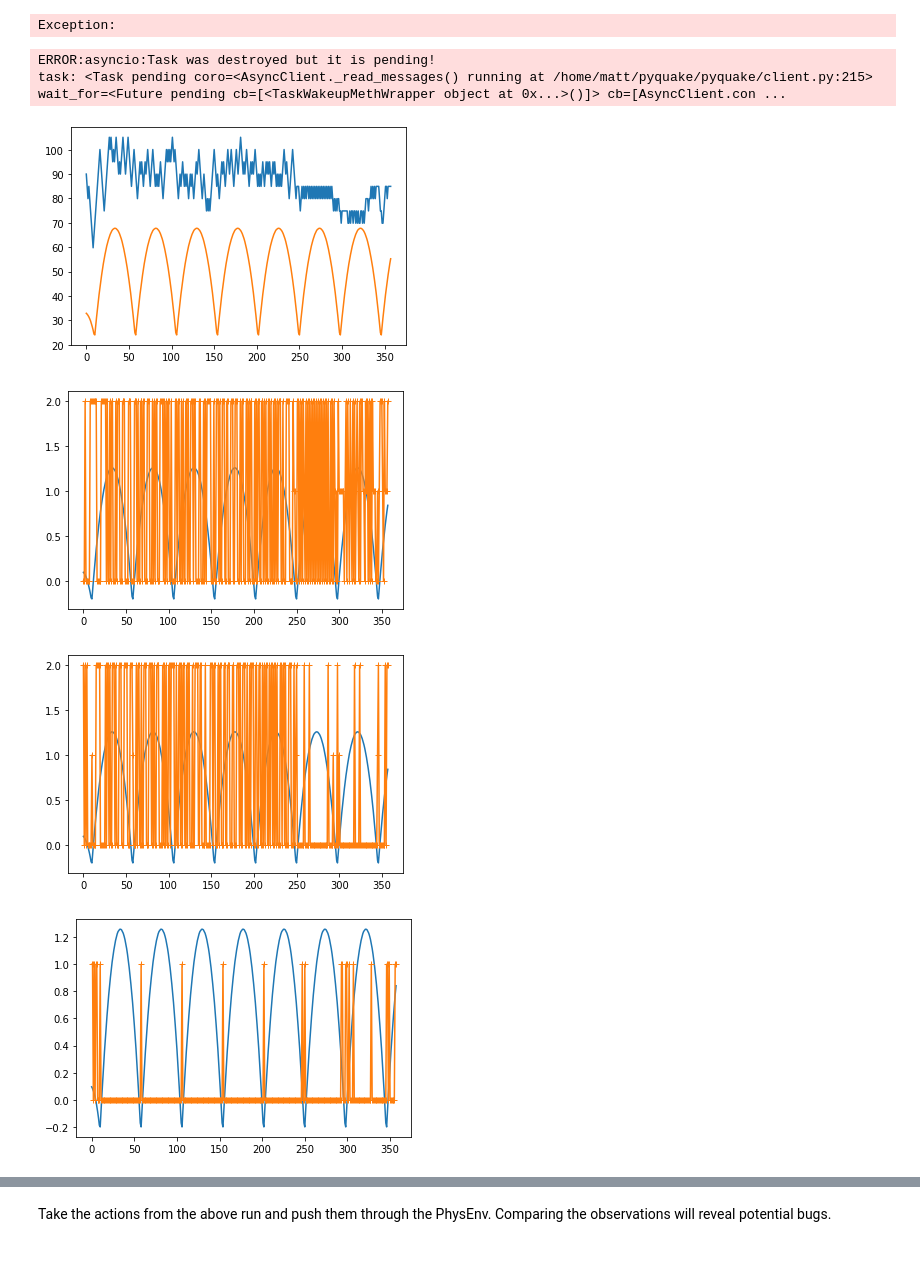
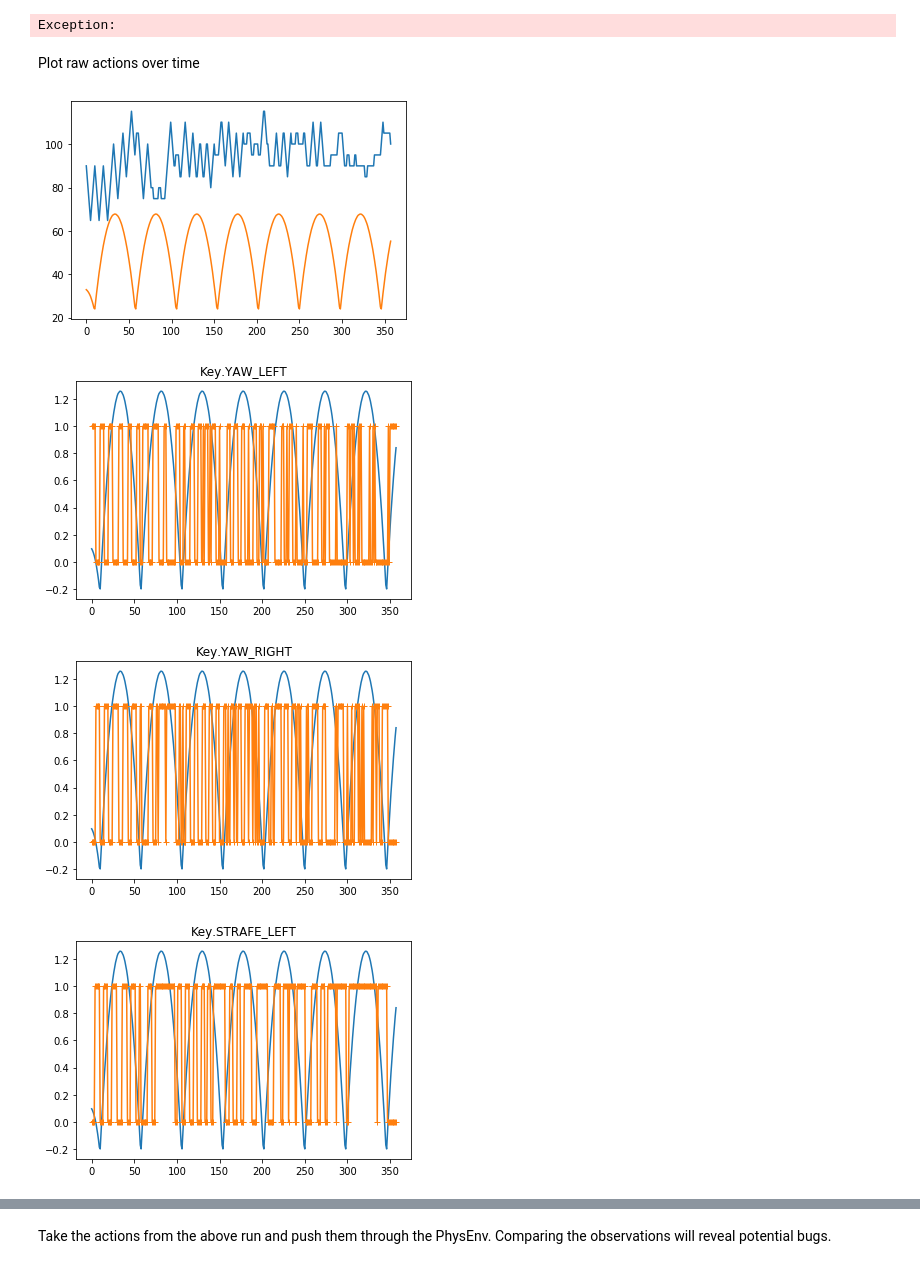
Before and after one commit to matthewearl/q1physrl, a Jupyter notebook: notebooks/RL client.ipynb, the cells around one changed output, grey strips where cells are left out. Cells and saved outputs as stored; diff of their text form; code cells hidden in the pictures.

```diff
--- a/notebooks/RL client.ipynb
+++ b/notebooks/RL client.ipynb
@@ -58,5 +59,5 @@ trainer.restore(FNAME)
 # %%
-DEMO_FILE_NAME = "wr13.dem"
+DEMO_FILE_NAME = "wr14.dem"
 # %%
 import asyncio
 loop = asyncio.get_running_loop()
@@ -72,16 +72,17 @@ obs *= q1physrl.env._OBS_SCALE
+# %% [markdown]
+Plot raw actions over time
 # %%
 plt.plot(obs[:, 1])
 plt.plot(obs[:, 2])
 
 plt.show()
-for a in action.T:
+for a, k in zip(action.T, q1physrl.env.Key):
+    plt.title(str(k))
     plt.plot(obs[:, 2] / 30 - 1)
     plt.plot(np.arange(len(a)), a, marker='+')
     plt.show()
 # %% [output]
-ERROR:asyncio:Task was destroyed but it is pending!
-task: <Task pending coro=<AsyncClient._read_messages() running at /home/matt/pyquake/pyquake/client.py:215> wait_for=<Future pending cb=[<TaskWakeupMethWrapper object at 0x...>()]> cb=[AsyncClient.con ...
-[figure, old version]
+[figure, new version]
-[figure, old version]
+[figure, new version]
-[figure, old version]
+[figure, new version]
-[figure, old version]
+[figure, new version]
```
Also changed, not shown: parts of 15 cells of this notebook, 2 other files.
